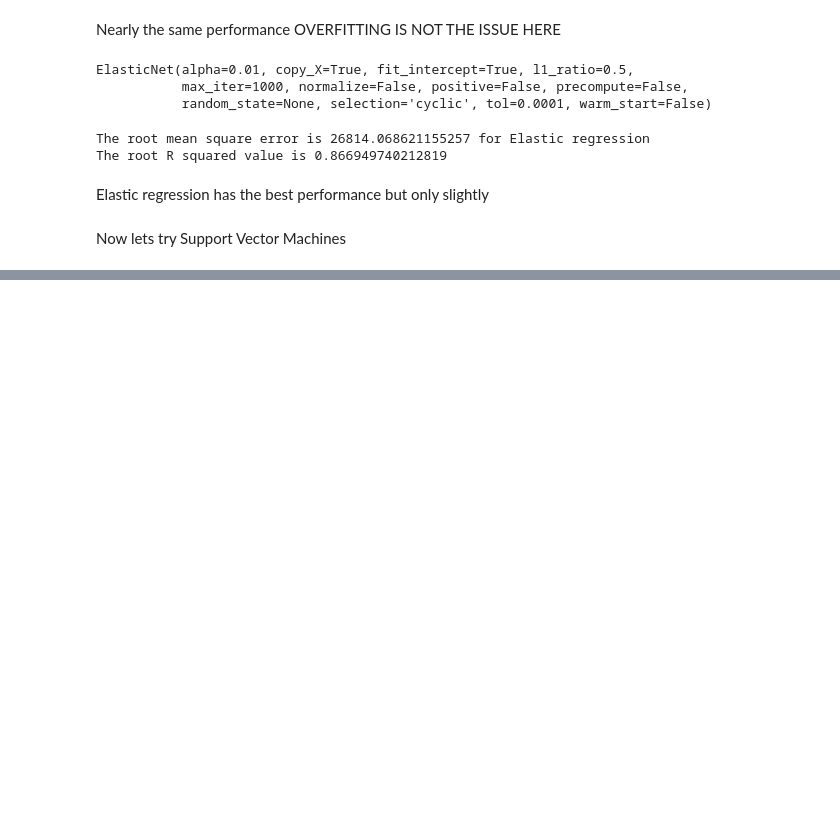
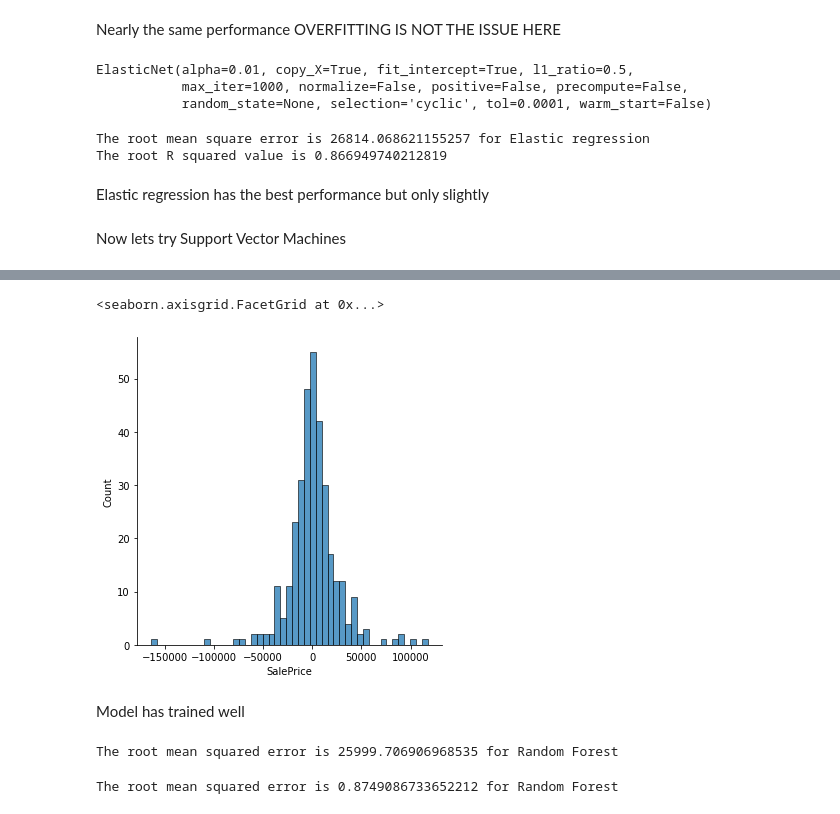
Before and after one commit to janjuatest/Kaggle, a Jupyter notebook: HousingPrices.ipynb, the cells around one changed output, grey strips where cells are left out. Drawn from its saved outputs; the diff is of its cells as text; code cells hidden in the pictures; blank space fills up the shorter version.

```diff
--- a/HousingPrices.ipynb
+++ b/HousingPrices.ipynb
@@ -1594,0 +1639,4 @@ Now lets try Support Vector Machines
+# %%
+modelRF=RandomForestRegressor()
+# %%
+modelRF.fit(X_train,y_train)
@@ -1594,0 +1651,11 @@ Now lets try Support Vector Machines
+# %%
+predictRF=modelRF.predict(X_test)
+# %%
+error=y_test-predictRF
+# %%
+sns.displot(error)
+# %% [output]
+<seaborn.axisgrid.FacetGrid at 0x...>
+[figure, added]
+# %% [markdown]
+Model has trained well
@@ -1594,0 +1664,8 @@ Now lets try Support Vector Machines
+# %%
+print(f"The root mean squared error is {rmse} for Random Forest")
+# %% [output]
+The root mean squared error is 25999.706906968535 for Random Forest
+# %%
+print(f"The root mean squared error is {r2_score(y_test,predictRF)} for Random Forest")
+# %% [output]
+The root mean squared error is 0.8749086733652212 for Random Forest
```
Also changed, not shown: parts of 46 cells of this notebook.
